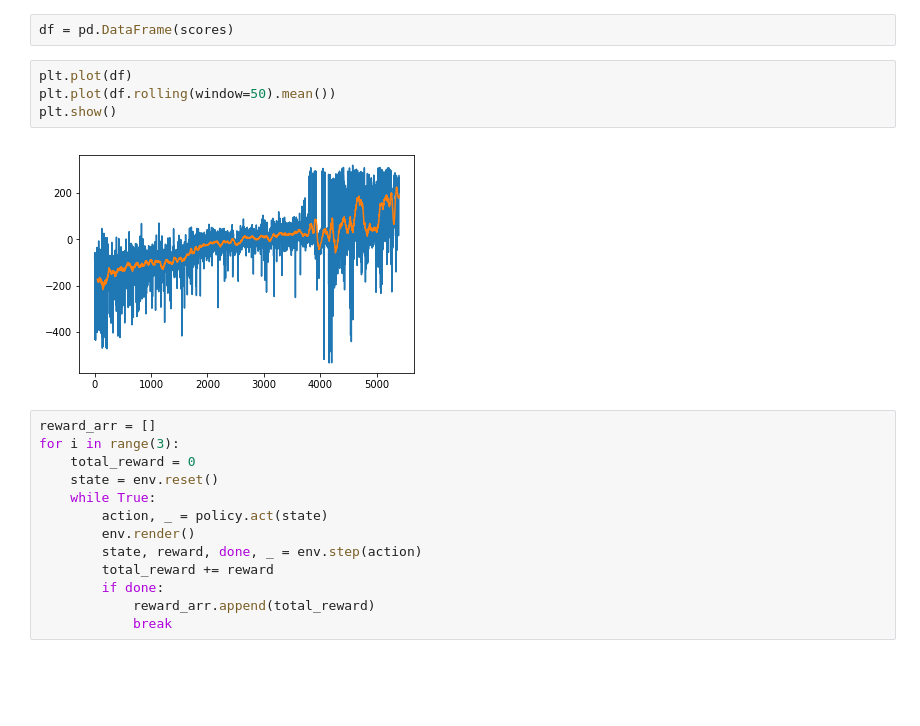
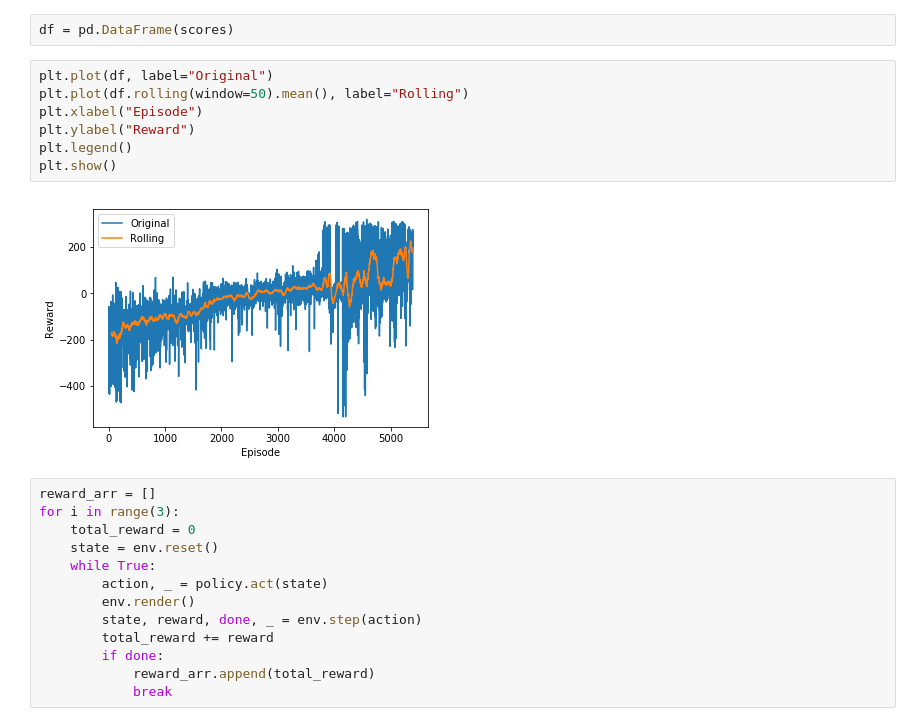
Before and after one commit to QasimWani/policy-value-methods, a Jupyter notebook: REINFORCE/REINFORCE.ipynb, the cells around one changed output. Cells and saved outputs as stored; diff of their text form; blank space fills up the shorter version.

```diff
--- a/REINFORCE/REINFORCE.ipynb
+++ b/REINFORCE/REINFORCE.ipynb
@@ -161,11 +158,14 @@ import pandas as pd
 # %%
 df = pd.DataFrame(scores)
 # %%
-plt.plot(df)
-plt.plot(df.rolling(window=50).mean())
+plt.plot(df, label="Original")
+plt.plot(df.rolling(window=50).mean(), label="Rolling")
+plt.xlabel("Episode")
+plt.ylabel("Reward")
+plt.legend()
 plt.show()
 # %% [output]
-[figure, old version]
+[figure, new version]
 # %%
 reward_arr = []
 for i in range(3):
```
Also changed, not shown: parts of 2 cells of this notebook.
